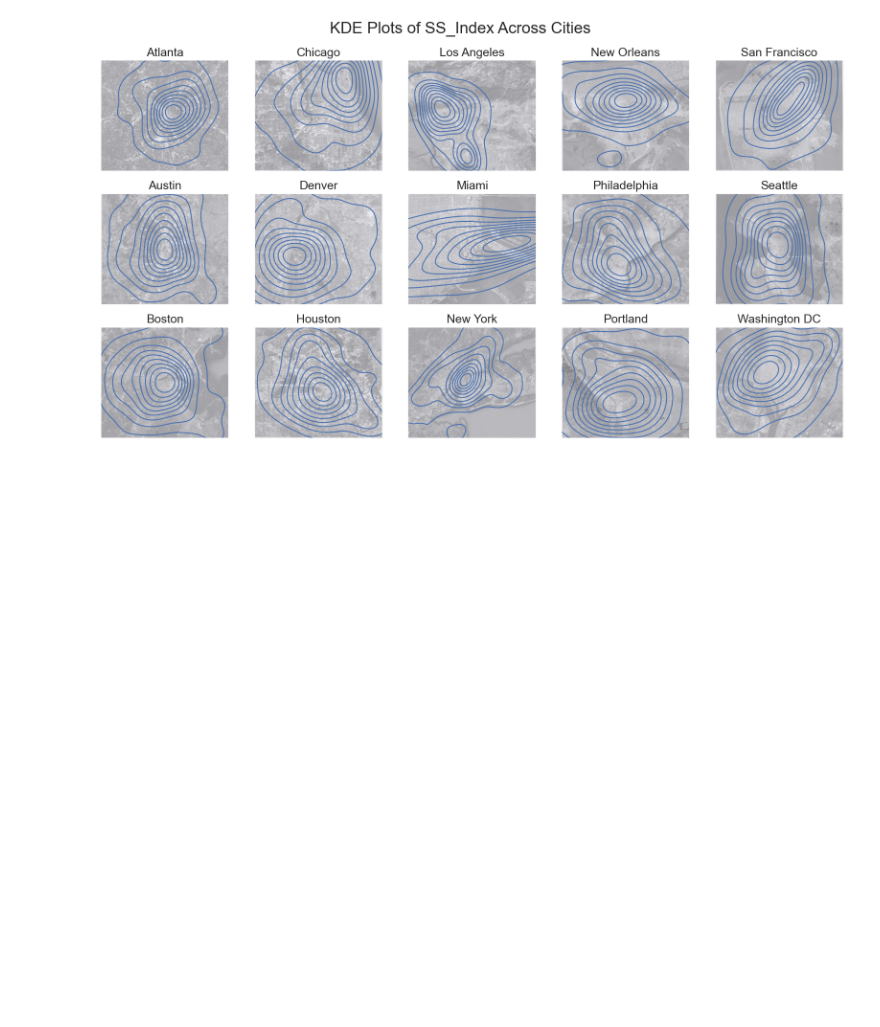
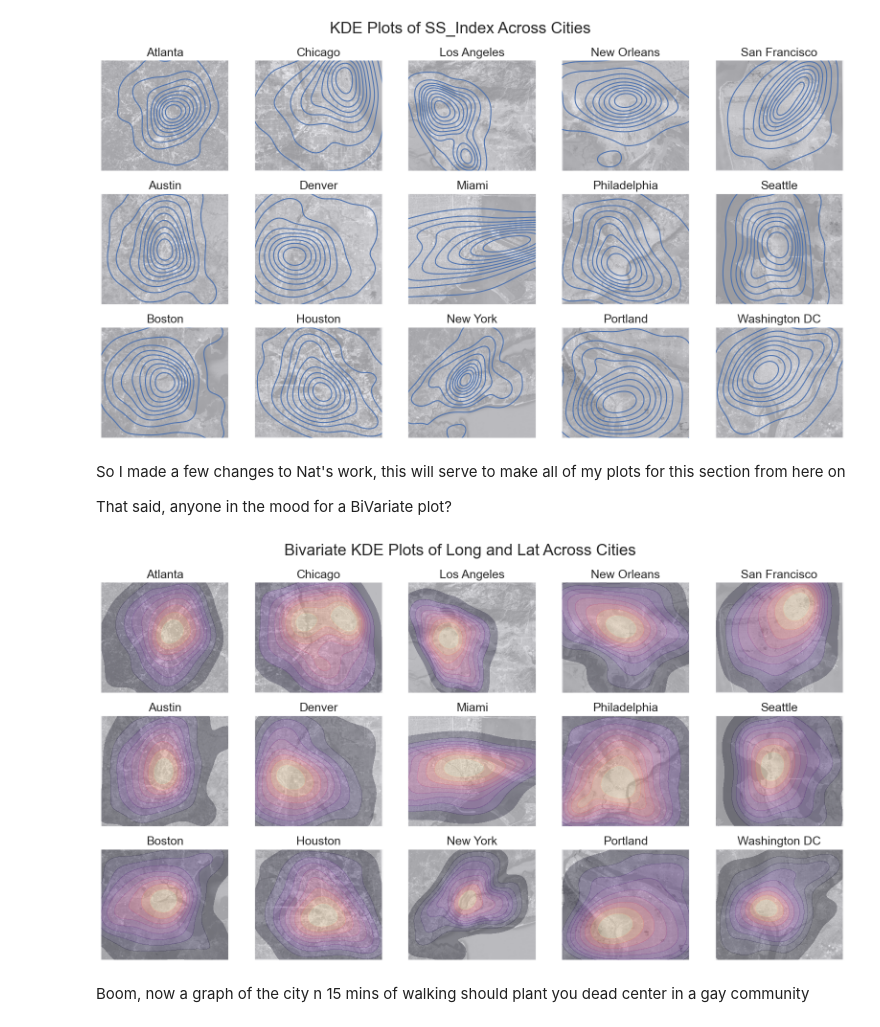
Before and after one commit to almsam/data-analysis-project-remastered, a Jupyter notebook: part 4 - geographical strata.ipynb, the cells around one changed output. Saved outputs shown, nothing was run; the diff lists cells and outputs as text; code cells hidden in the pictures; blank space fills up the shorter version.

Commit message:
heatmap

```diff
--- a/part 4 - geographical strata.ipynb
+++ b/part 4 - geographical strata.ipynb
@@ -198,3 +198,37 @@ for i, city in enumerate(CITIES):
     ax.get_xaxis().set_ticks([]); ax.get_yaxis().set_ticks([]); ax.set_xlabel(None); ax.set_ylabel(None)
 # %% [output]
 [figure]
+# %% [markdown]
+So I made a few changes to Nat's work, this will serve to make all of my plots for this section from here on
+
+That said, anyone in the mood for a BiVariate plot?
+# %%
+sns.set_theme(style="darkgrid")
+
+figure, axes = plt.subplots(3, 5, figsize=(20, 10))
+figure.subplots_adjust(top=0.9)
+
+figure.suptitle("Bivariate KDE Plots of Long and Lat Across Cities", fontsize=24)
+
+for i, city in enumerate(CITIES):
+    ax = axes[i % 3][(i - i % 3)//3]
+
+    sns.kdeplot(
+        data=gb[(gb["long"] > city["pos"][0]) & (gb["long"] < city["pos"][1]) & (gb["lat"] > city["pos"][2]) & (gb["lat"] < city["pos"][3])],
+        x="long", y="lat", fill=True, ax=ax, cmap="magma", alpha=0.3
+    )
+
+    ax.imshow(
+        Image.open(f"images/{'-'.join(city['name'].lower().split())}.png").convert("LA"),
+        aspect="auto", extent=city["pos"], alpha=.5
+    )
+
+    ax.set_title(city["name"], fontsize=18)
+
+    ax.get_xaxis().set_ticks([]); ax.get_yaxis().set_ticks([]); ax.set_xlabel(None); ax.set_ylabel(None)
+
+plt.show()
+# %% [output]
+[figure, added]
+# %% [markdown]
+Boom, now a graph of the city n 15 mins of walking should plant you dead center in a gay community
```
